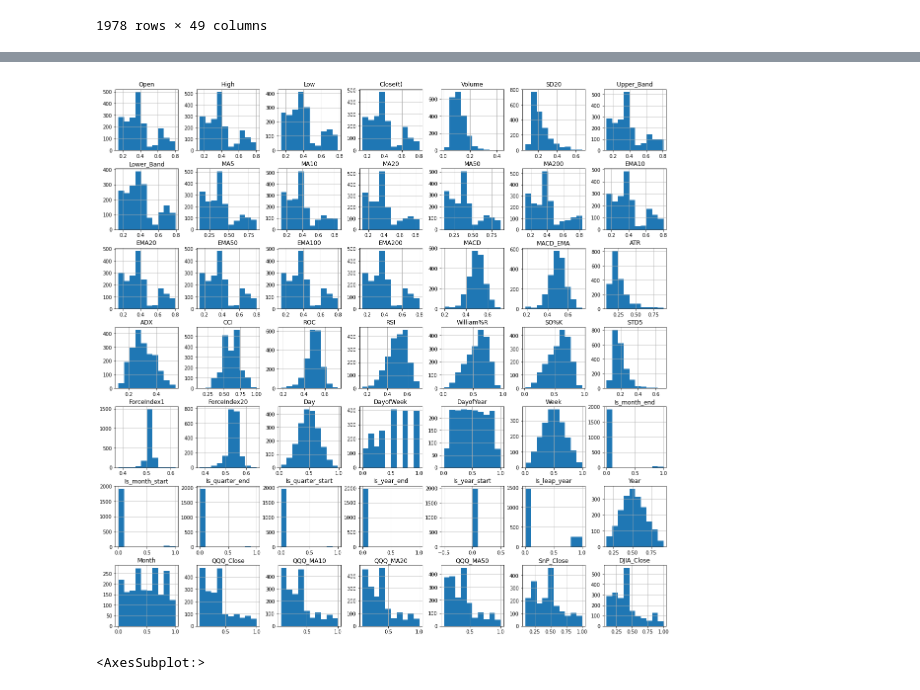
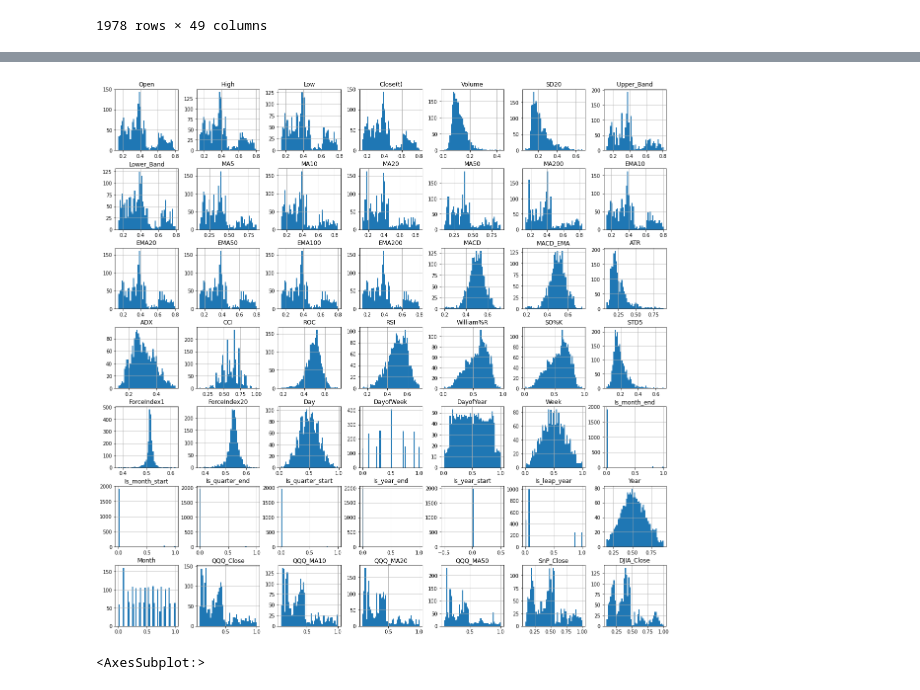
Before and after one commit to nikovacs/ML_Final_Project, a Jupyter notebook: stock_price_predictions.ipynb, the cells around one changed output, grey strips where cells are left out. Saved outputs shown, nothing was run; the diff lists cells and outputs as text; code cells hidden in the pictures.

```diff
--- a/stock_price_predictions.ipynb
+++ b/stock_price_predictions.ipynb
@@ -251,8 +249,8 @@ array([[<AxesSubplot:title={'center':'GS_Open'}>,
 [figure]
 # %%
-explore_data.hist(figsize=(20, 20));
+explore_data.hist(figsize=(20, 20), bins=50);
 # %% [output]
-[figure, old version]
+[figure, new version]
 # %%
 # sns heatmap
 plt.figure(figsize=(25, 25))
```
Also changed, not shown: parts of 6 cells of this notebook.
